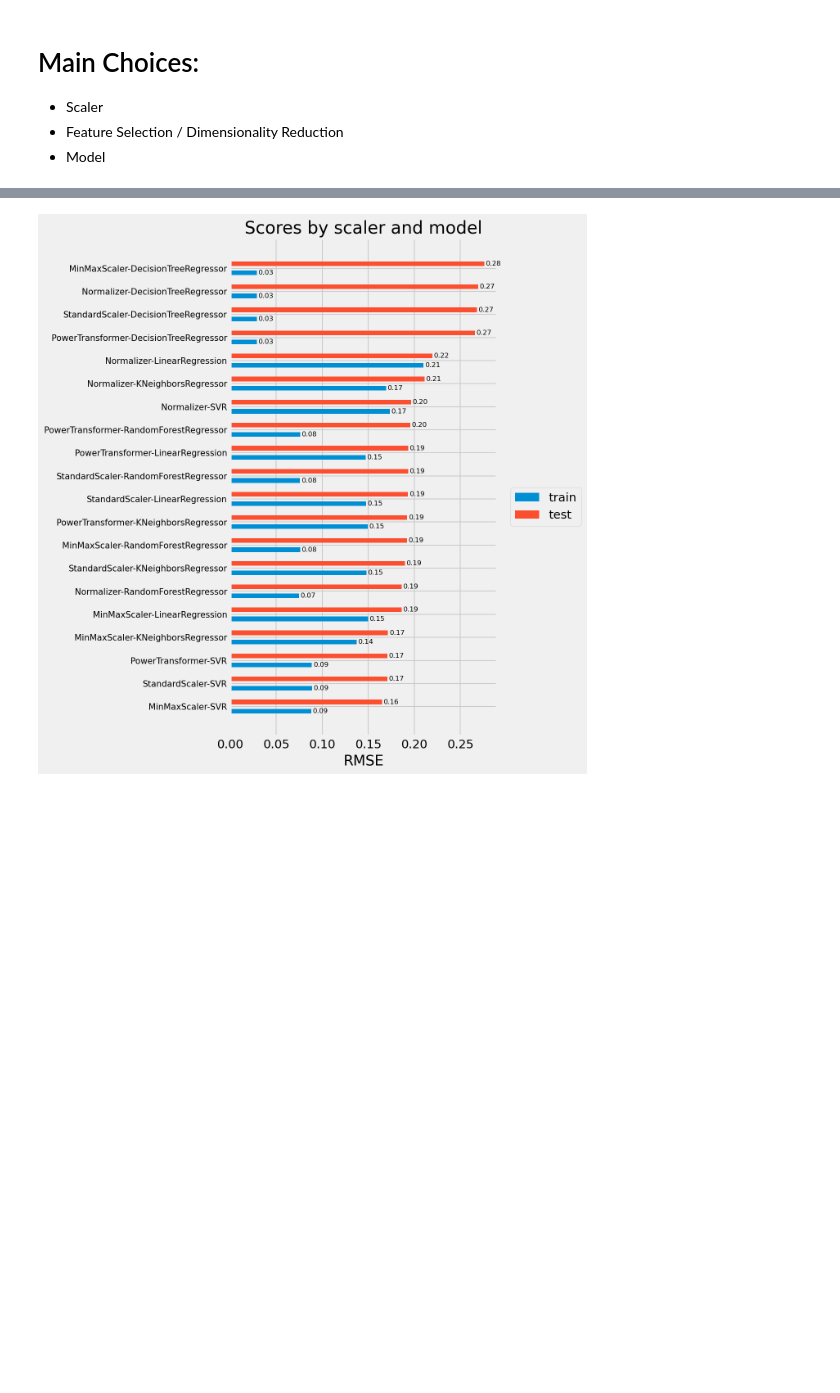
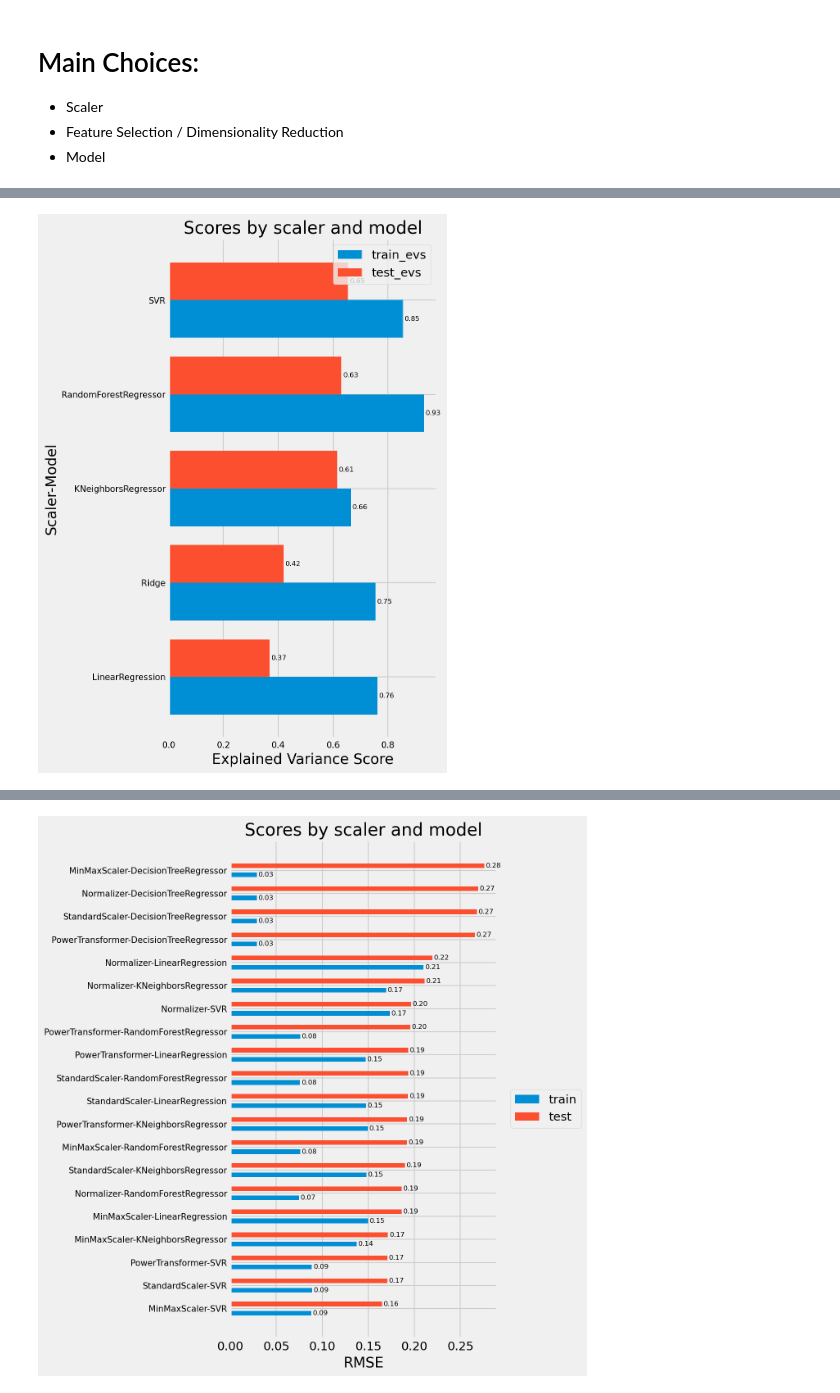
Before and after one commit to Parolps/Projeto-3, a Jupyter notebook: notebooks/feature_selection.ipynb, the cells around one changed output, grey strips where cells are left out. Saved outputs shown, nothing was run; the diff lists cells and outputs as text; code cells hidden in the pictures; blank space fills up the shorter version.

```diff
--- a/notebooks/feature_selection.ipynb
+++ b/notebooks/feature_selection.ipynb
@@ -138,0 +227,23 @@ results_df = pd.read_csv("../data/results.csv")
+# %%
+results_pt_df = pd.DataFrame(results_pt)
+results_pt_df["scaler"] = "MinMaxScaler-PowerTransformer"
+results_pt_df.set_index("model", inplace=True)
+
+bar = results_pt_df.sort_values(["test_evs"], ascending=True)[
+    ["train_evs", "test_evs"]
+].plot.barh(
+    xlabel="Explained Variance Score",
+    ylabel="Scaler-Model",
+    title="Scores by scaler and model",
+    figsize=(5, 10),
+    fontsize=10,
+    width=0.8,
+    rot=0,
+    legend=True,
+    linewidth=1.2,
+)
+bar.bar_label(bar.containers[0], fmt="%.2f", label_type="edge", fontsize=8, padding=2)
+bar.bar_label(bar.containers[1], fmt="%.2f", label_type="edge", fontsize=8, padding=2)
+plt.show()
+# %% [output]
+[figure, added]
```
Also changed, not shown: parts of 35 cells of this notebook, 1 other file.
